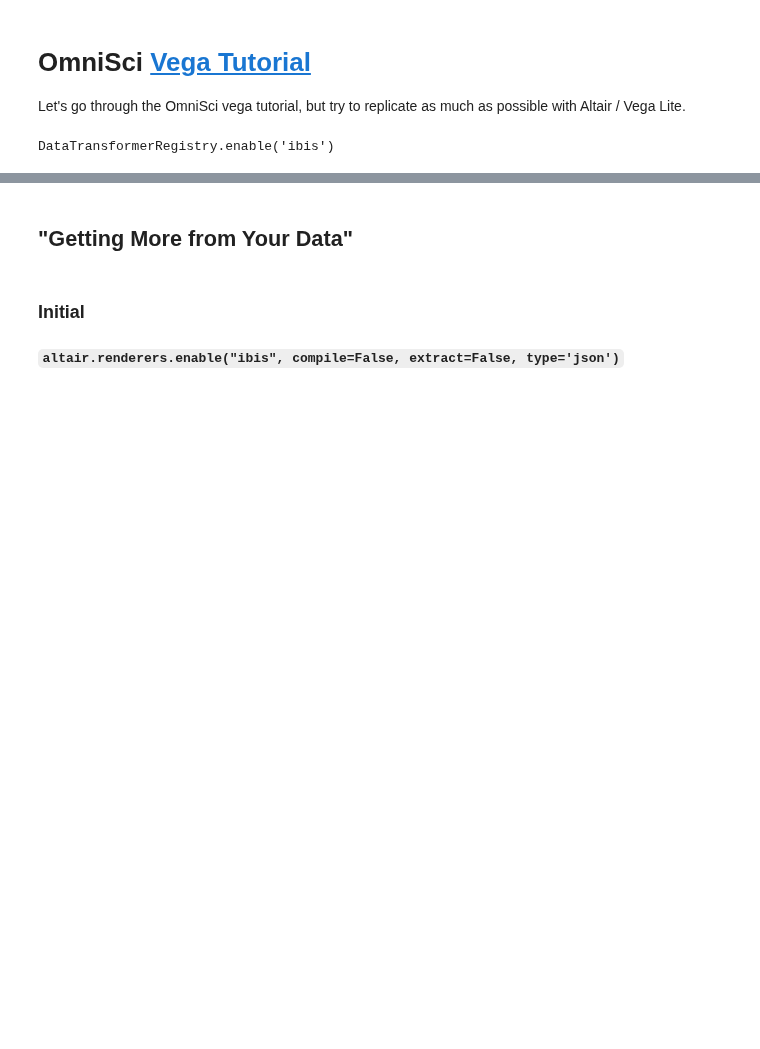
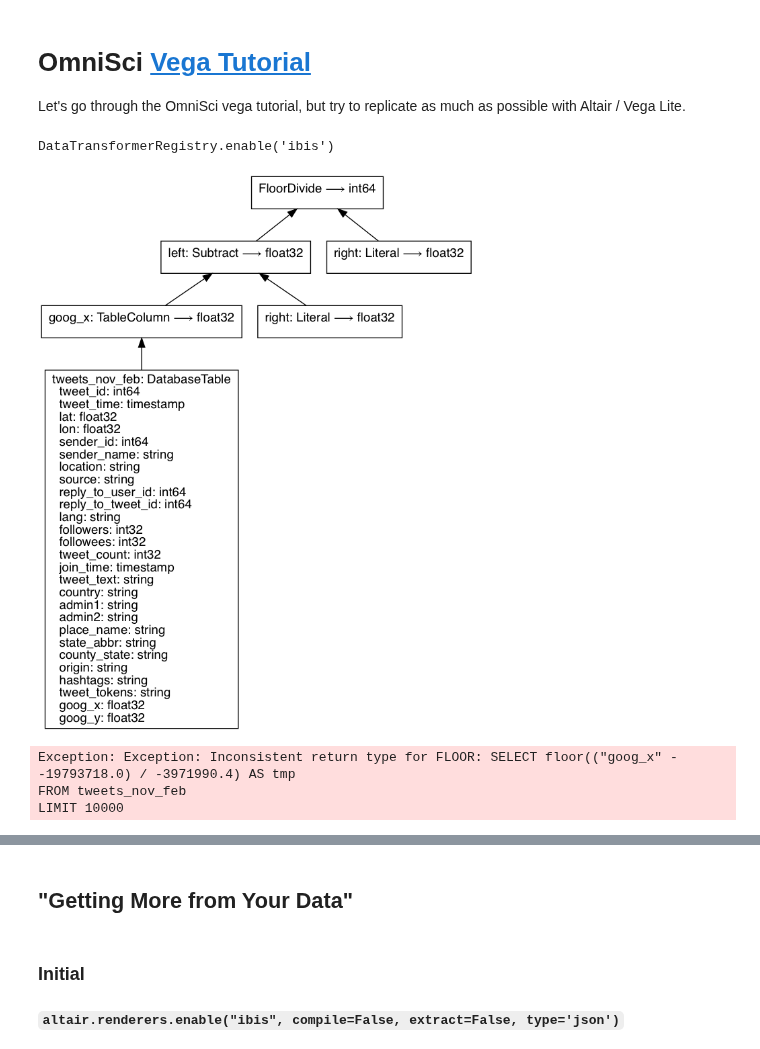
Before and after one commit to heavyai/jupyterlab-heavyai, a Jupyter notebook: notebooks/3.WIP: Extract Use Cases - MapD examples.ipynb, the cells around one changed output, grey strips where cells are left out. Drawn from its saved outputs; the diff is of its cells as text; code cells hidden in the pictures; blank space fills up the shorter version.

```diff
--- a/notebooks/3.WIP: Extract Use Cases - MapD examples.ipynb
+++ b/notebooks/3.WIP: Extract Use Cases - MapD examples.ipynb
@@ -21,0 +20,16 @@ expr = t[t.goog_x, t.goog_y]
+# %%
+n = 10
+# %%
+min_ = t.goog_x.min().execute()
+max_ = t.goog_x.max().execute()
+size = (min_ - max_) / n
+e = ((t.goog_x - min_) // ibis.literal(size, 'float32'))
+e
+# %% [output]
+[figure, added]
+# %%
+print(e.execute())
+# %% [output]
+Exception: Exception: Inconsistent return type for FLOOR: SELECT floor(("goog_x" - -19793718.0) / -3971990.4) AS tmp
+FROM tweets_nov_feb
+LIMIT 10000
```
Also changed, not shown: parts of 4 cells of this notebook.
